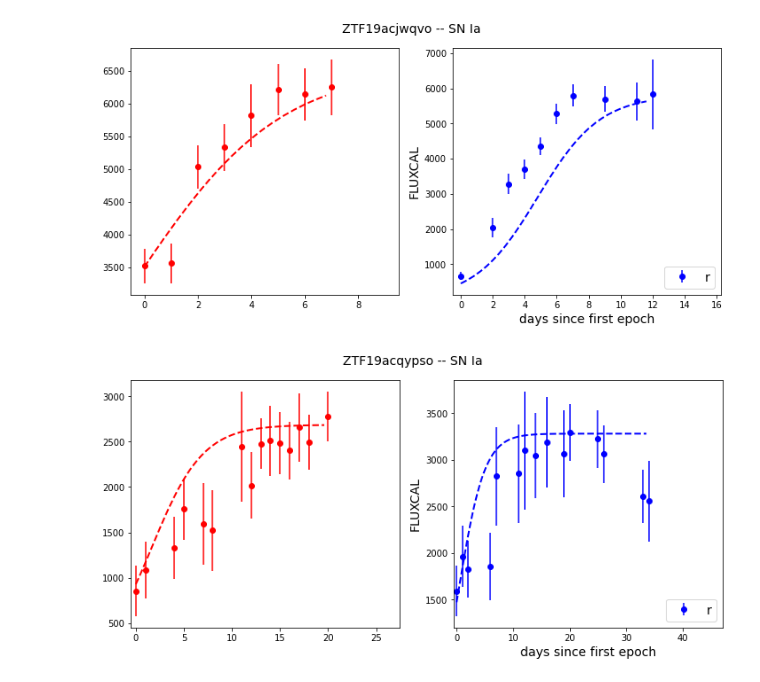
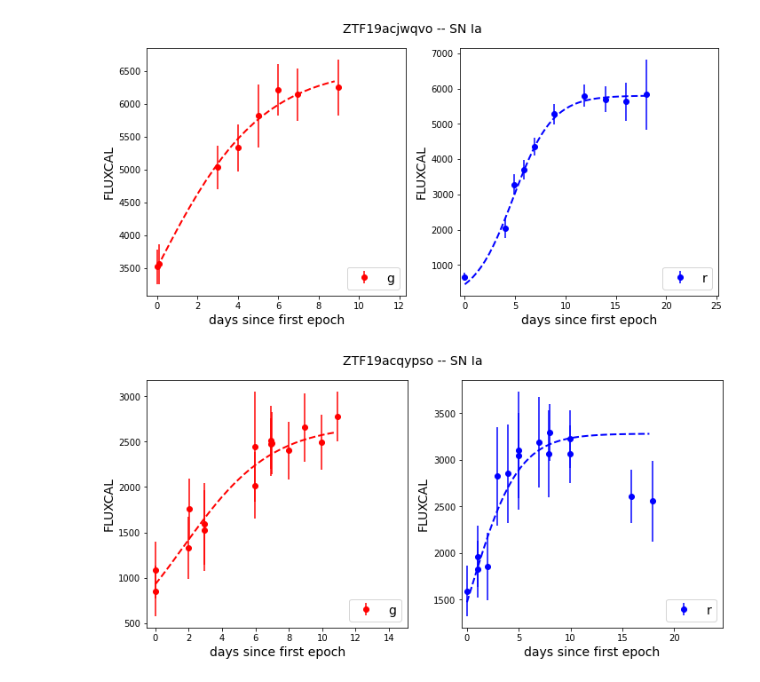
Before and after one commit to emilleishida/fink-sn-al-randomforest, a Jupyter notebook: visualize_light_curves.ipynb, the cells around one changed output. Saved outputs shown, nothing was run; the diff lists cells and outputs as text; code cells hidden in the pictures.

Commit message:
fix visualization bug

```diff
--- a/visualize_light_curves.ipynb
+++ b/visualize_light_curves.ipynb
@@ -32,37 +32,37 @@ for name in obj_list:
 
     features_flag = matrix['id'].values == name
     features_indiv = matrix[features_flag]
 
     plt.figure(figsize=(10,5))
     plt.suptitle(name + ' -- ' + features_indiv['type'].values[0], fontsize=14)
 
     for f in filters:
         plt.subplot(1,2, filters.index(f) + 1)
         filter_flag = lc_indiv['FLT'].values == f
         lc_filter = lc_indiv[filter_flag]
 
         # compute the derivative
         deriv_ewma = get_ewma_derivative(lc_filter['FLUXCAL'], 3)
         data_masked = lc_filter.mask(deriv_ewma < 0)
         rising_data = data_masked.dropna()
 
-        x = np.arange(0, max(rising_data.index) - min(rising_data.index), 0.4)
+        x = np.arange(0, max(rising_data['MJD']) - min(rising_data['MJD']), 0.4)
 
         y = get_predicted_flux(x, features_indiv['a_' + f].values[0], features_indiv['b_' + f].values[0],
                            features_indiv['c_' + f].values[0])
 
-        plt.errorbar(rising_data.index - min(rising_data.index), y=rising_data['FLUXCAL'], yerr=rising_data['FLUXCALERR'],
+        plt.errorbar(rising_data['MJD'] - min(rising_data['MJD']), y=rising_data['FLUXCAL'], yerr=rising_data['FLUXCALERR'],
                  fmt='o', label=f, color=c[filters.index(f)])
         plt.plot(x, y, ls='--', lw=2, color=c[filters.index(f)])
 
         plt.xlim(-0.5, 1.4*max(x))
 
-    plt.legend(loc='lower right', fontsize=14)
-    plt.xlabel('days since first epoch', fontsize=14)
-    plt.ylabel('FLUXCAL', fontsize=14)
+        plt.legend(loc='lower right', fontsize=14)
+        plt.xlabel('days since first epoch', fontsize=14)
+        plt.ylabel('FLUXCAL', fontsize=14)
 
     plt.tight_layout()
     plt.show()
 # %% [output]
-[figure, old version]
+[figure, new version]
-[figure, old version]
+[figure, new version]
```
Also changed, not shown: parts of 3 cells of this notebook.
